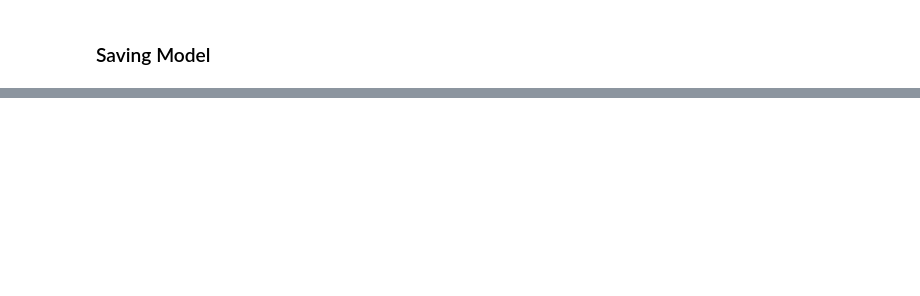
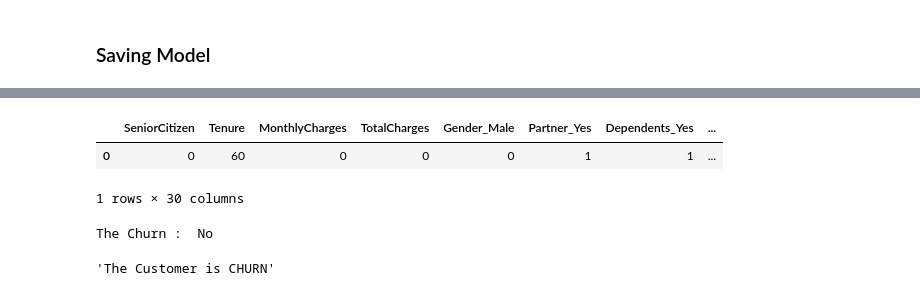
Before and after one commit to fidanfatih/Mid_Scale_Projects, a Jupyter notebook: ML_Projects/Telco_Customer_Churn/Telco_Customer_Churn(Modelling).ipynb, the cells around one changed output, grey strips where cells are left out. Saved outputs shown, nothing was run; the diff lists cells and outputs as text; code cells hidden in the pictures; blank space fills up the shorter version.

```diff
--- a/ML_Projects/Telco_Customer_Churn/Telco_Customer_Churn(Modelling).ipynb
+++ b/ML_Projects/Telco_Customer_Churn/Telco_Customer_Churn(Modelling).ipynb
@@ -608,0 +624,15 @@ rfc_tuned = pickle.load(open("RandomForest.pkl","rb"))
+# %%
+my_dict = {"Contract":'Month-to-month',
+           "InternetService":'Fiber optic',
+           "Dependents":"Yes",
+           "OnlineSecurity":'Yes',
+           "TechSupport":'Yes',
+           'PaymentMethod':'Electronic check',
+           'Partner':'Yes',
+           'Tenure':60
+            }
+
+X = pd.DataFrame.from_dict([my_dict])
+
+X=pd.get_dummies(X)
+X.columns
@@ -608,0 +644,3 @@ rfc_tuned = pickle.load(open("RandomForest.pkl","rb"))
+# %%
+all_columns=df.drop('Churn',axis=1).columns
+all_columns
@@ -608,0 +662,16 @@ rfc_tuned = pickle.load(open("RandomForest.pkl","rb"))
+# %%
+X = pd.get_dummies(X).reindex(columns=all_columns, fill_value=0)
+X
+# %% [output]
+|  | SeniorCitizen | Tenure | MonthlyCharges | TotalCharges | Gender_Male | Partner_Yes | Dependents_Yes | ... |
+| 0 | 0 | 60 | 0 | 0 | 0 | 1 | 1 | ... |
+1 rows × 30 columns
+# %%
+prediction_XGB = xgb_model.predict(X)
+print("The Churn : ",'Yes' if prediction_XGB[0] else 'No')
+# %% [output]
+The Churn :  No
+# %%
+"The Customer is "+"CHURN" if True else 'NOT CHURN'
+# %% [output]
+'The Customer is CHURN'
```
Also changed, not shown: parts of 15 cells of this notebook, 7 other files.
